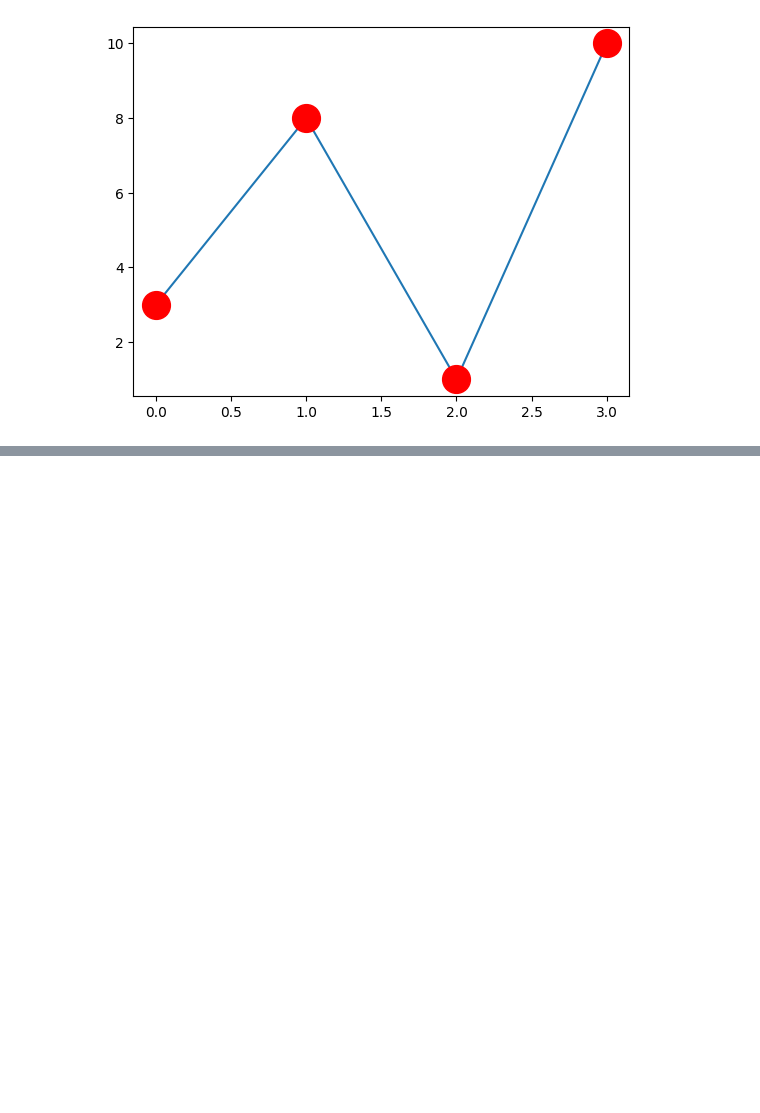
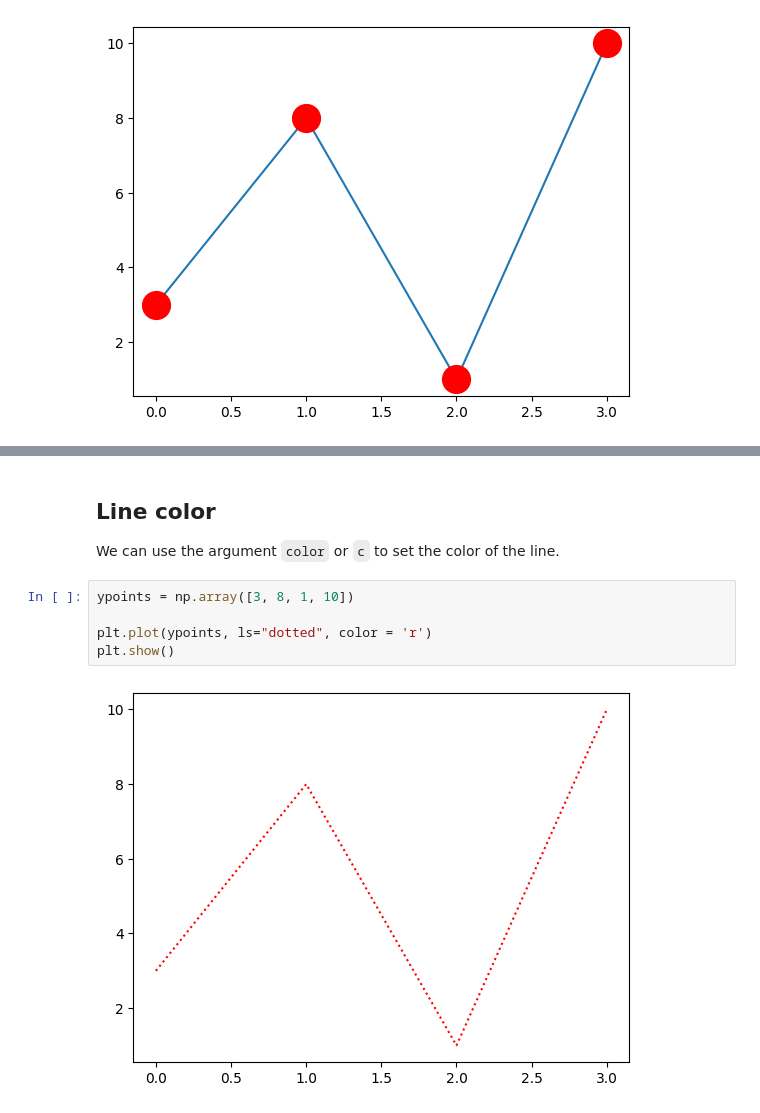
Before and after one commit to alexgaarciia/PythonDataScience, a Jupyter notebook: Matplotlib/learning_matplotlib.ipynb, the cells around one changed output, grey strips where cells are left out. Drawn from its saved outputs; the diff is of its cells as text; blank space fills up the shorter version.

```diff
--- a/Matplotlib/learning_matplotlib.ipynb
+++ b/Matplotlib/learning_matplotlib.ipynb
@@ -150,0 +163,10 @@ plt.show()
+# %% [markdown]
+## Line color
+We can use the argument `color` or `c` to set the color of the line.
+# %%
+ypoints = np.array([3, 8, 1, 10])
+
+plt.plot(ypoints, ls="dotted", color = 'r')
+plt.show()
+# %% [output]
+[figure, added]
```
Also changed, not shown: parts of 70 cells of this notebook.
